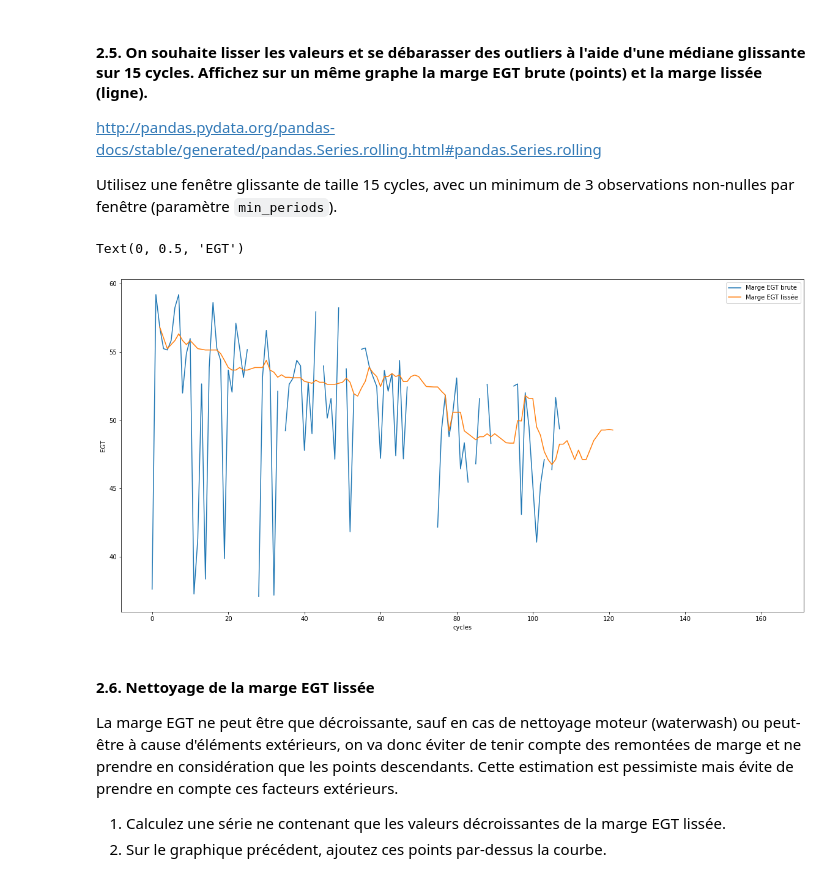
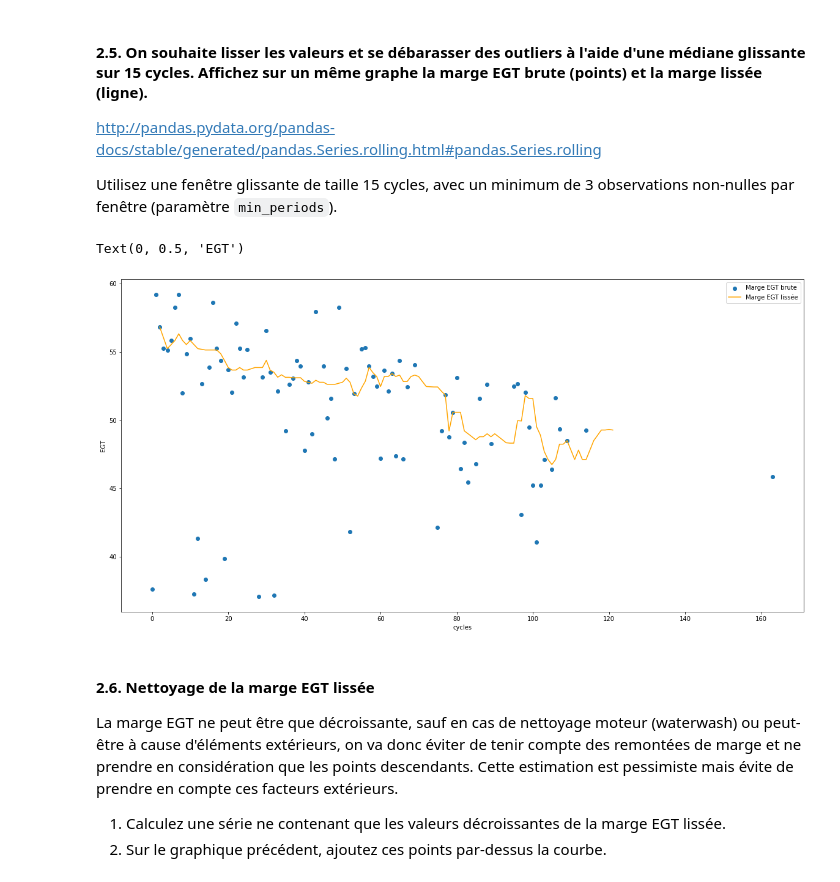
Before and after one commit to KrValentin/stats_descriptives, a Jupyter notebook: TD3.ipynb, the cells around one changed output. Saved outputs shown, nothing was run; the diff lists cells and outputs as text; code cells hidden in the pictures.

```diff
--- a/TD3.ipynb
+++ b/TD3.ipynb
@@ -200,14 +200,14 @@ Utilisez une fenêtre glissante de taille 15 cycles, avec un minimum de 3 observ
 # %%
 egt_rolling = egt.rolling(window=15, min_periods=3).median()
 
 fig, ax = plt.subplots()
-egt.plot(ax =ax)
-egt_rolling.plot(ax = ax )
+ax.scatter(egt.index, egt.values)
+egt_rolling.plot(ax = ax, color = 'orange')
 plt.legend( ['Marge EGT brute', 'Marge EGT lissée'])
 plt.ylabel('EGT')
 # %% [output]
 Text(0, 0.5, 'EGT')
-[figure, old version]
+[figure, new version]
 # %% [markdown]
 #### 2.6. Nettoyage de la marge EGT lissée
 
```
Also changed, not shown: parts of 3 cells of this notebook.
